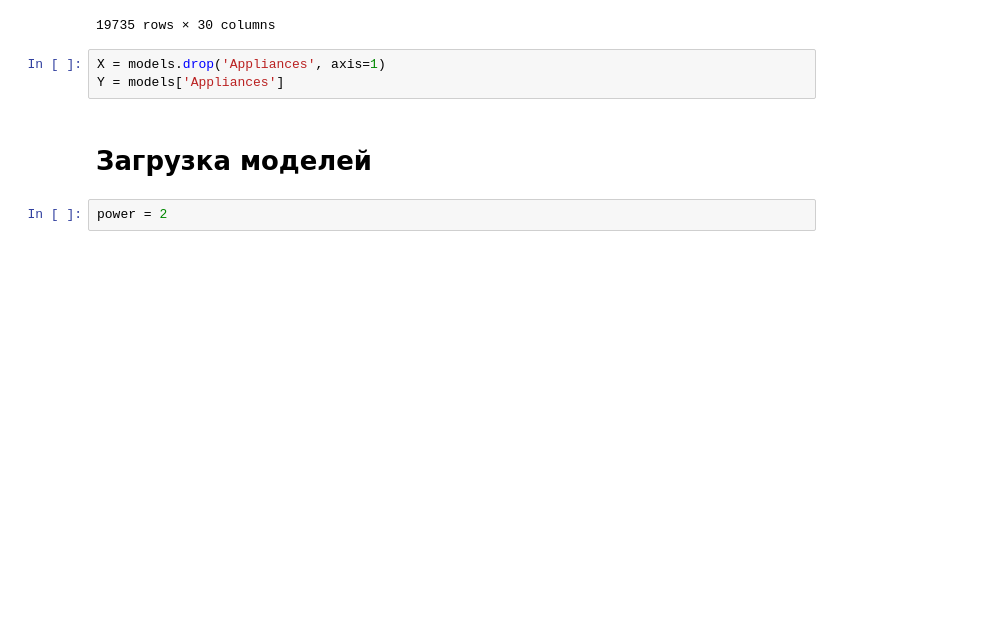
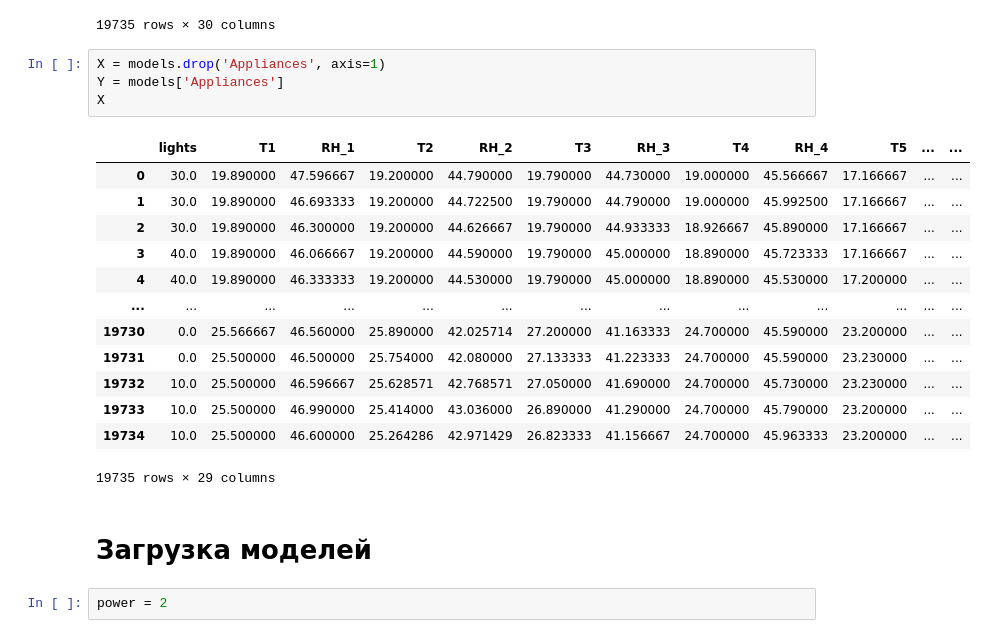
Before and after one commit to MikeTsvirkunov/Maching_Learning_Teach, a Jupyter notebook: Laba1/analise_results_of_train.ipynb, the cells around one changed output. Drawn from its saved outputs; the diff is of its cells as text; blank space fills up the shorter version.

```diff
--- a/Laba1/analise_results_of_train.ipynb
+++ b/Laba1/analise_results_of_train.ipynb
@@ -34,6 +34,21 @@ models
 # %%
 X = models.drop('Appliances', axis=1)
 Y = models['Appliances']
+X
+# %% [output]
+|  | lights | T1 | RH_1 | T2 | RH_2 | T3 | RH_3 | T4 | RH_4 | T5 | ... | ... |
+| 0 | 30.0 | 19.890000 | 47.596667 | 19.200000 | 44.790000 | 19.790000 | 44.730000 | 19.000000 | 45.566667 | 17.166667 | ... | ... |
+| 1 | 30.0 | 19.890000 | 46.693333 | 19.200000 | 44.722500 | 19.790000 | 44.790000 | 19.000000 | 45.992500 | 17.166667 | ... | ... |
+| 2 | 30.0 | 19.890000 | 46.300000 | 19.200000 | 44.626667 | 19.790000 | 44.933333 | 18.926667 | 45.890000 | 17.166667 | ... | ... |
+| 3 | 40.0 | 19.890000 | 46.066667 | 19.200000 | 44.590000 | 19.790000 | 45.000000 | 18.890000 | 45.723333 | 17.166667 | ... | ... |
+| 4 | 40.0 | 19.890000 | 46.333333 | 19.200000 | 44.530000 | 19.790000 | 45.000000 | 18.890000 | 45.530000 | 17.200000 | ... | ... |
+| ... | ... | ... | ... | ... | ... | ... | ... | ... | ... | ... | ... | ... |
+| 19730 | 0.0 | 25.566667 | 46.560000 | 25.890000 | 42.025714 | 27.200000 | 41.163333 | 24.700000 | 45.590000 | 23.200000 | ... | ... |
+| 19731 | 0.0 | 25.500000 | 46.500000 | 25.754000 | 42.080000 | 27.133333 | 41.223333 | 24.700000 | 45.590000 | 23.230000 | ... | ... |
+| 19732 | 10.0 | 25.500000 | 46.596667 | 25.628571 | 42.768571 | 27.050000 | 41.690000 | 24.700000 | 45.730000 | 23.230000 | ... | ... |
+| 19733 | 10.0 | 25.500000 | 46.990000 | 25.414000 | 43.036000 | 26.890000 | 41.290000 | 24.700000 | 45.790000 | 23.200000 | ... | ... |
+| 19734 | 10.0 | 25.500000 | 46.600000 | 25.264286 | 42.971429 | 26.823333 | 41.156667 | 24.700000 | 45.963333 | 23.200000 | ... | ... |
+19735 rows × 29 columns
 # %% [markdown]
 # Загрузка моделей
 # %%
```
Also changed, not shown: parts of 1 cell of this notebook, 4 other files.
